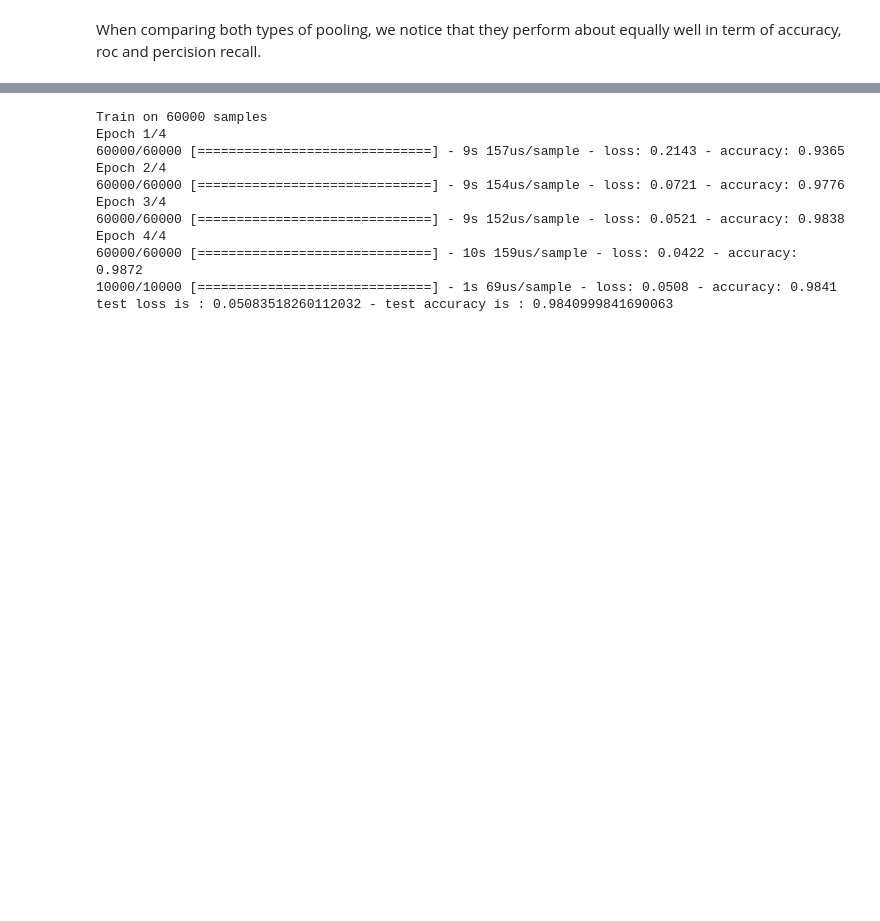
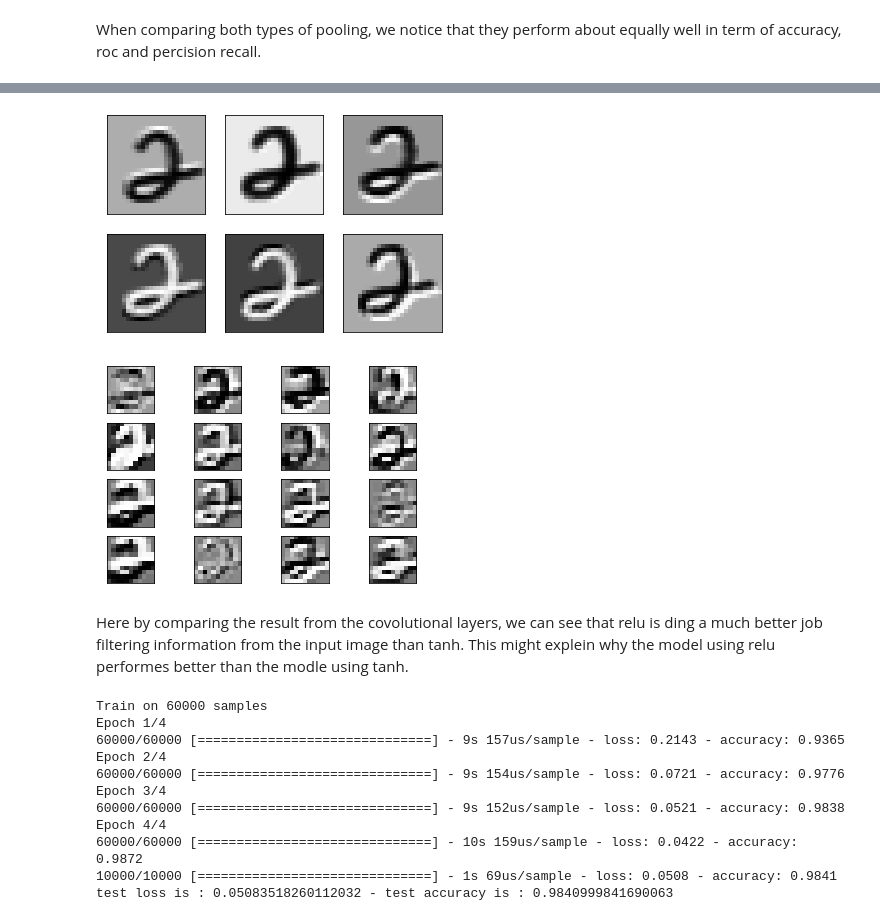
Before and after one commit to Adrieennn/CNN, a Jupyter notebook: NN.ipynb, the cells around one changed output, grey strips where cells are left out. Cells and saved outputs as stored; diff of their text form; code cells hidden in the pictures; blank space fills up the shorter version.

```diff
--- a/NN.ipynb
+++ b/NN.ipynb
@@ -901,2 +913,0 @@ pyplot.show()
-# %%
-open_model.fit(x_train, y_train, epochs = 4)
@@ -987,3 +920,18 @@ plt.imshow(imgs[5],cmap=plt.cm.gray_r)
+# %%
+result1 = open_model1_cov1.predict(x_train)
+result1 = result1[16]
+
+result2 = open_model1_cov2.predict(x_train)
+result2 = result2[16]
+# %%
+display_img_cov(2,3,result1)
+
+display_img_cov(4,4,result2)
+# %% [output]
+[figure, added]
+[figure, added]
+# %% [markdown]
+Here by comparing the result from the covolutional layers, we can see that relu is ding a much better job filtering information from the input image than tanh. This might explein why the model using relu performes better than the modle using tanh.
 # %%
 #### On dense layers
 model2_tanh_cov2 = keras.Sequential([
```
Also changed, not shown: parts of 36 cells of this notebook.
